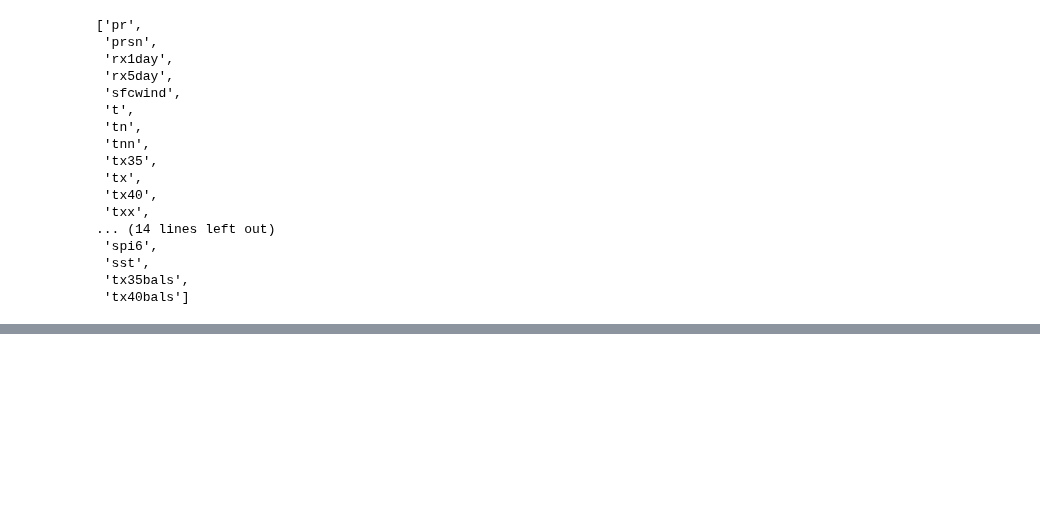
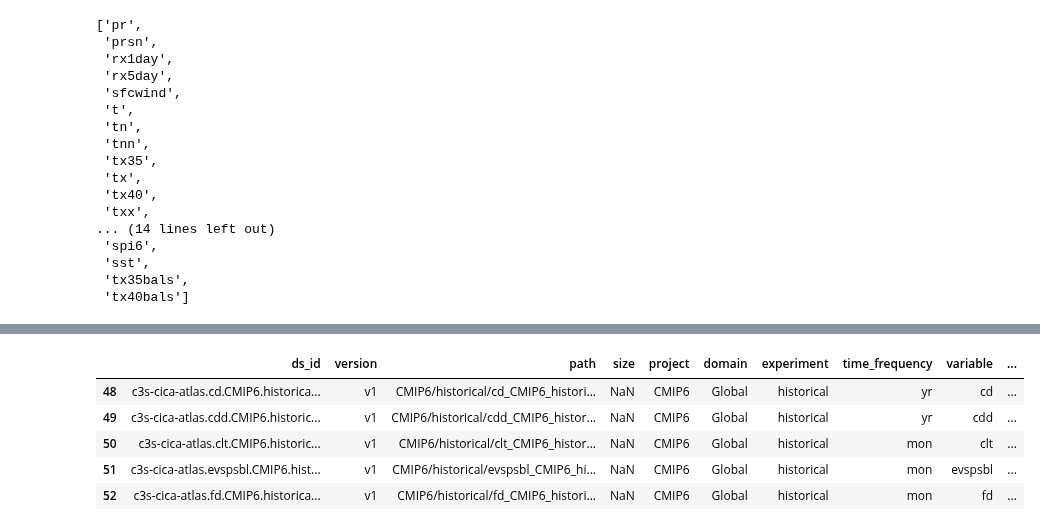
Before and after one commit to roocs/rooki, a Jupyter notebook: notebooks/demo/demo-intake-catalog.ipynb, the cells around one changed output, grey strips where cells are left out. Saved outputs shown, nothing was run; the diff lists cells and outputs as text; code cells hidden in the pictures; blank space fills up the shorter version.

```diff
--- a/notebooks/demo/demo-intake-catalog.ipynb
+++ b/notebooks/demo/demo-intake-catalog.ipynb
@@ -395,0 +433,12 @@ list(df_cica_atlas.variable.unique())
+# %%
+df = df_cica_atlas.loc[
+    (df_cica_atlas.project=="CMIP6")
+]
+df.head()
+# %% [output]
+|  | ds_id | version | path | size | project | domain | experiment | time_frequency | variable | ... |
+| 48 | c3s-cica-atlas.cd.CMIP6.historica... | v1 | CMIP6/historical/cd_CMIP6_histori... | NaN | CMIP6 | Global | historical | yr | cd | ... |
+| 49 | c3s-cica-atlas.cdd.CMIP6.historic... | v1 | CMIP6/historical/cdd_CMIP6_histor... | NaN | CMIP6 | Global | historical | yr | cdd | ... |
+| 50 | c3s-cica-atlas.clt.CMIP6.historic... | v1 | CMIP6/historical/clt_CMIP6_histor... | NaN | CMIP6 | Global | historical | mon | clt | ... |
+| 51 | c3s-cica-atlas.evspsbl.CMIP6.hist... | v1 | CMIP6/historical/evspsbl_CMIP6_hi... | NaN | CMIP6 | Global | historical | mon | evspsbl | ... |
+| 52 | c3s-cica-atlas.fd.CMIP6.historica... | v1 | CMIP6/historical/fd_CMIP6_histori... | NaN | CMIP6 | Global | historical | mon | fd | ... |
```
Also changed, not shown: parts of 5 cells of this notebook, 2 other files.
